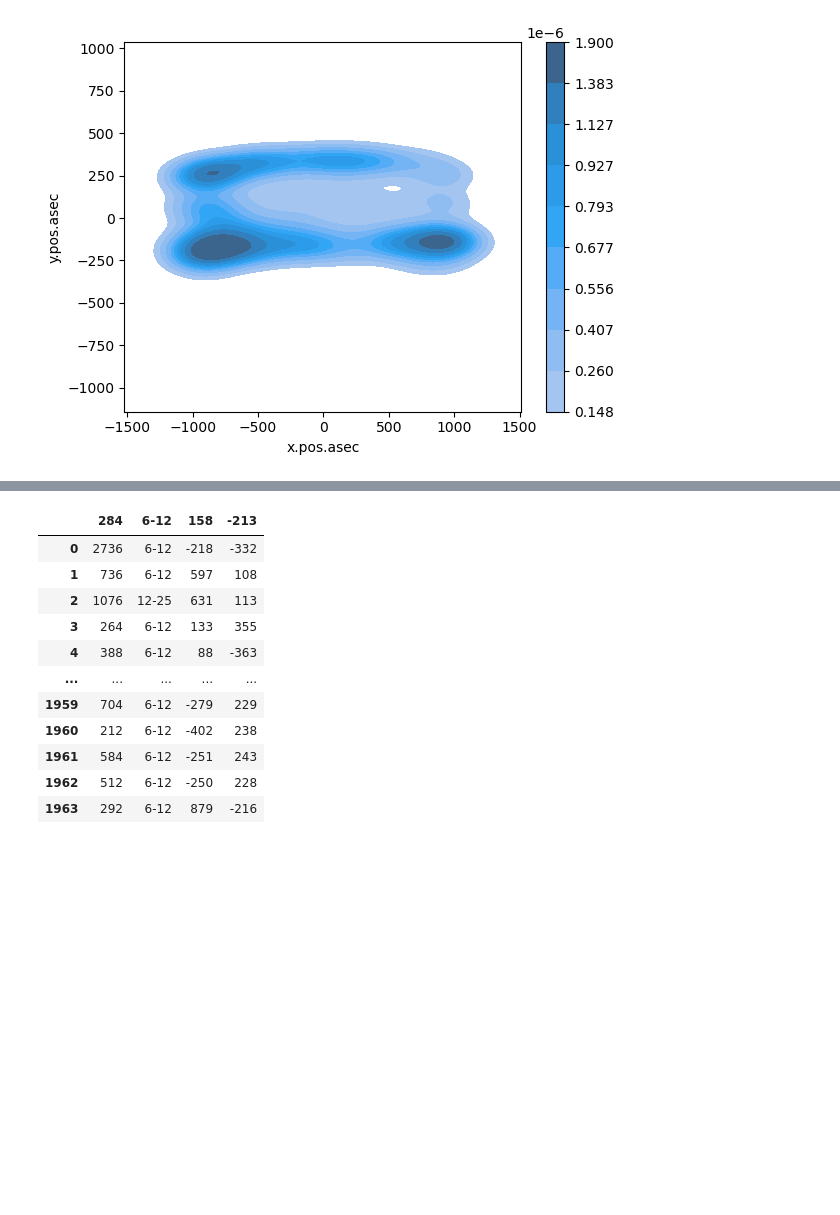
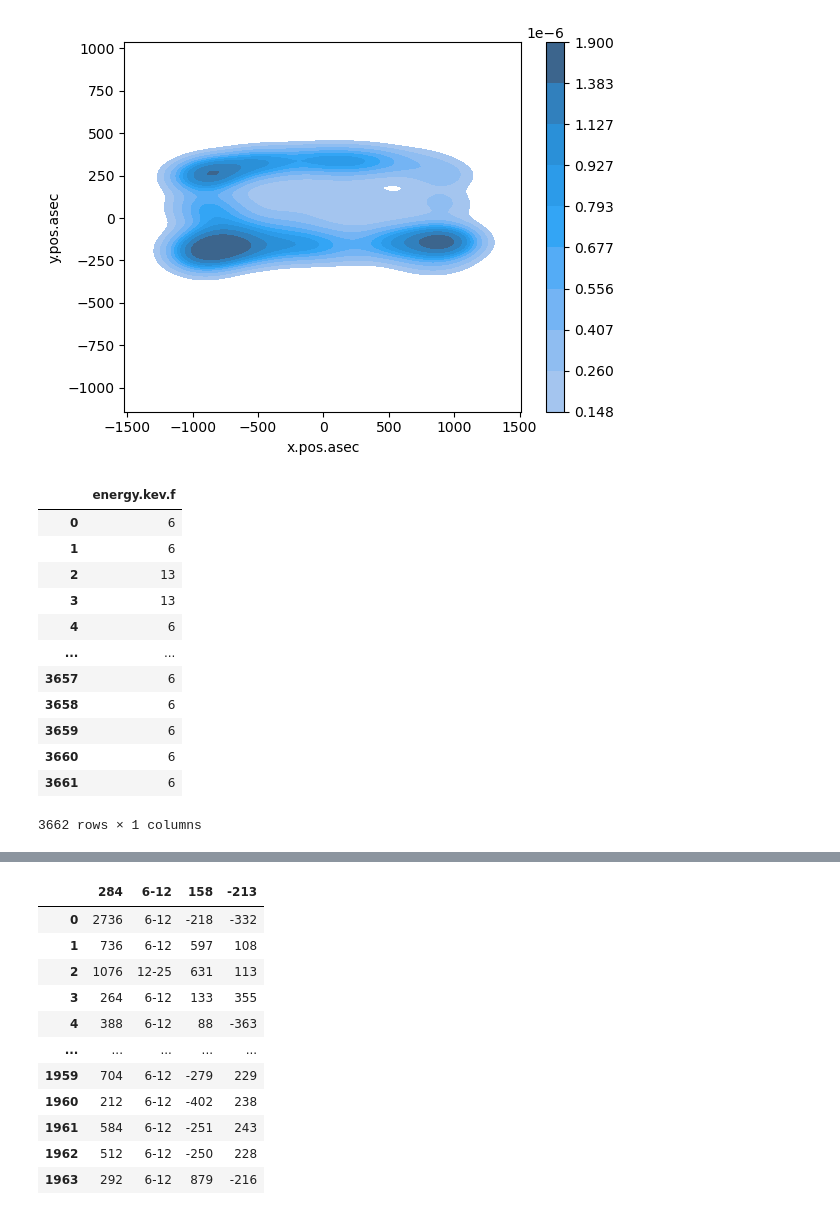
Before and after one commit to TR33-H/Data-Science-Project-1, a Jupyter notebook: NewAttempt.ipynb, the cells around one changed output, grey strips where cells are left out. Cells and saved outputs as stored; diff of their text form; code cells hidden in the pictures; blank space fills up the shorter version.

```diff
--- a/NewAttempt.ipynb
+++ b/NewAttempt.ipynb
@@ -49,2 +52,22 @@ sns.kdeplot(data = Set1_Method1_1234, x = Set1_Method1_1234["x.pos.asec"], y = S
+# %%
+#Subtracting
+f.subtract(i, fill_value = 0)
+iT = f.copy()
+iT["energy.kev.f"] = f["energy.kev.f"] - i["energy.kev.i"]
+iT
+# %% [output]
+|  | energy.kev.f |
+| 0 | 6 |
+| 1 | 6 |
+| 2 | 13 |
+| 3 | 13 |
+| 4 | 6 |
+| ... | ... |
+| 3657 | 6 |
+| 3658 | 6 |
+| 3659 | 6 |
+| 3660 | 6 |
+| 3661 | 6 |
+3662 rows × 1 columns
 # %%
 #Method 2
```
Also changed, not shown: parts of 7 cells of this notebook.
